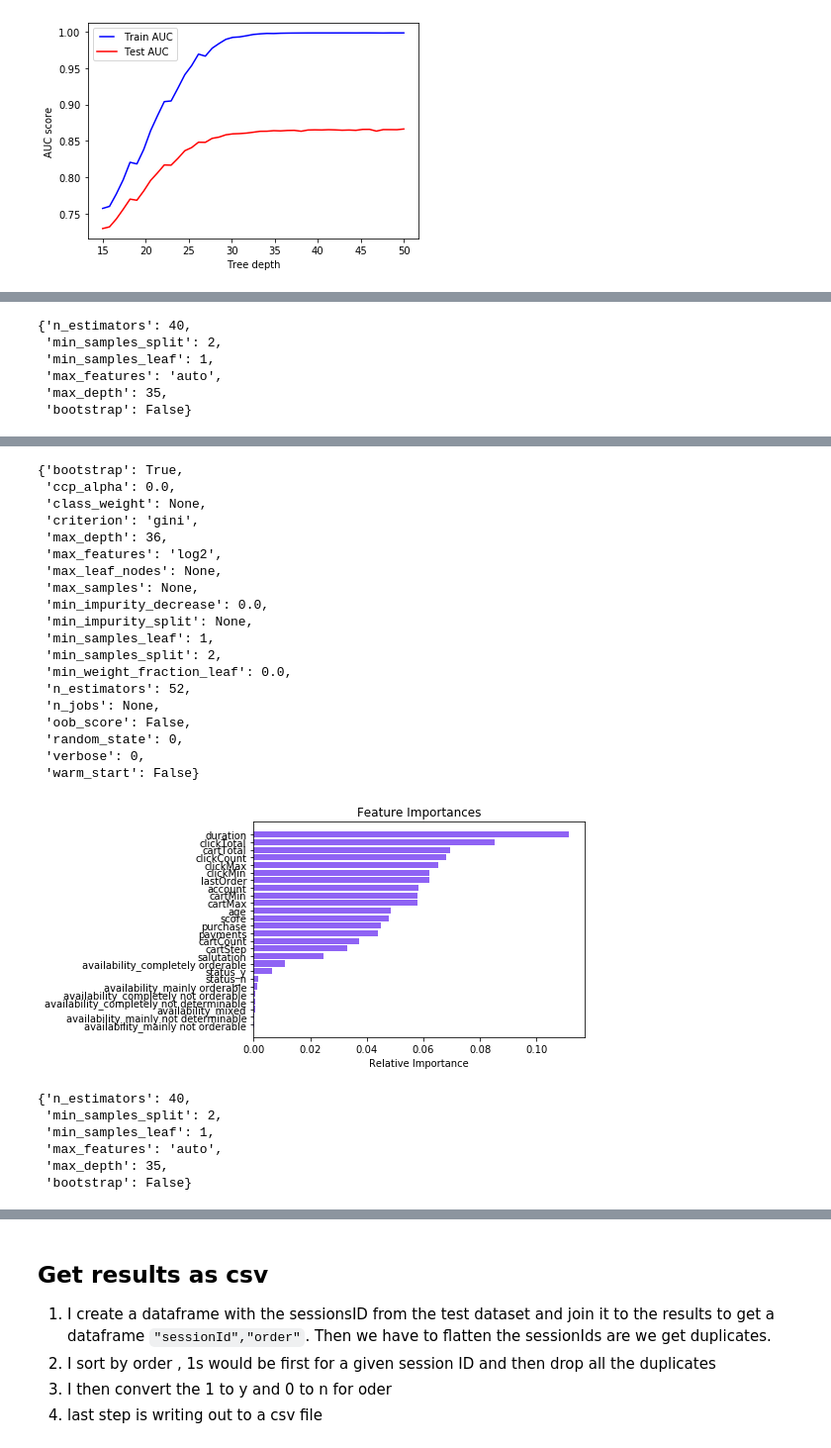
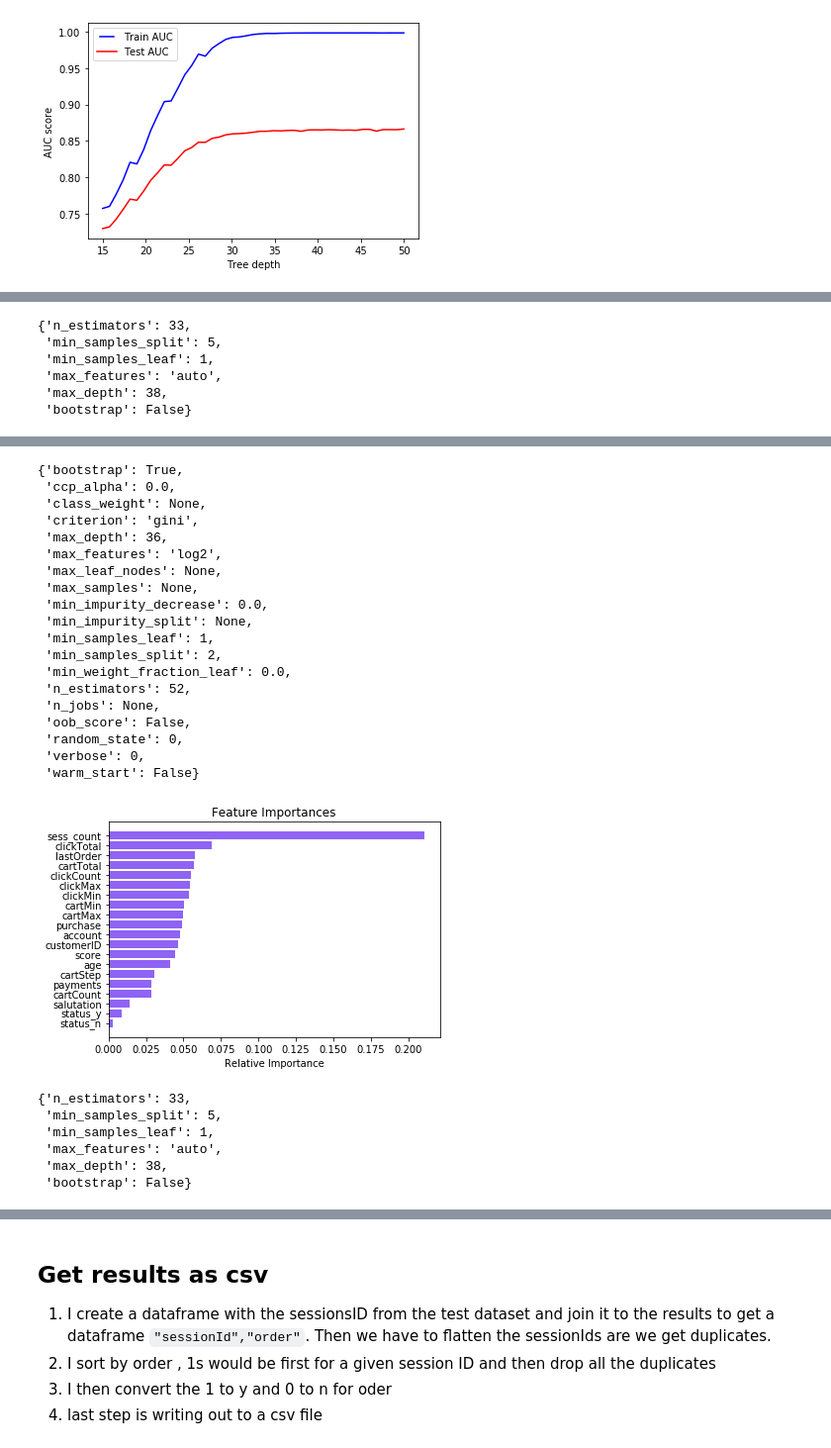
Before and after one commit to BrainMonkey/ml-contest1, a Jupyter notebook: python/jhiciano.ipynb, the cells around one changed output, grey strips where cells are left out. Shown at 99% size. Saved outputs shown, nothing was run; the diff lists cells and outputs as text; code cells hidden in the pictures.

```diff
--- a/python/jhiciano.ipynb
+++ b/python/jhiciano.ipynb
@@ -188,7 +188,7 @@ Source for Parameter running randomforest:
 https://medium.com/all-things-ai/in-depth-parameter-tuning-for-random-forest-d67bb7e920d
 # %%
 from sklearn.metrics import roc_curve, auc
-n_estimators = [1, 2, 4, 8, 16, 16,24,26, 32,48, 1000]
+n_estimators = [1, 2, 4, 8, 16, 16,24,26, 32,48]
 train_results = []
 test_results = []
 for estimator in n_estimators:
@@ -245,12 +245,12 @@ n_estimators = [int(x) for x in np.linspace(start = 20, stop = 50, num = 30)]
 # Number of features to consider at every split
 max_features = ['auto', 'sqrt', 'log2']
 # Maximum number of levels in tree
-max_depth = [int(x) for x in np.linspace(20, 40, num = 20)]
+max_depth = [int(x) for x in np.linspace(10, 50, num = 40)]
 max_depth.append(None)
 # Minimum number of samples required to split a node
-min_samples_split = [2, 5, 10,15]
+min_samples_split = [2, 5, 10, 15]
 # Minimum number of samples required at each leaf node
-min_samples_leaf = [1, 2, 4,6,8]
+min_samples_leaf = [1, 2, 4, 6, 8]
 # Method of selecting samples for training each tree
 bootstrap = [True, False]
 # Create the random grid
@@ -260,4 +260,3 @@ random_grid = {'n_estimators': n_estimators,
                'min_samples_split': min_samples_split,
                'min_samples_leaf': min_samples_leaf,
                'bootstrap': bootstrap}
-pprint(random_grid)
@@ -314,11 +295,11 @@ RandomizedSearchCV(cv=5, error_score=nan,
 # %%
 rc_random.best_params_
 # %% [output]
-{'n_estimators': 40,
- 'min_samples_split': 2,
+{'n_estimators': 33,
+ 'min_samples_split': 5,
  'min_samples_leaf': 1,
  'max_features': 'auto',
- 'max_depth': 35,
+ 'max_depth': 38,
  'bootstrap': False}
 # %%
 X_train.describe()
@@ -334,42 +315,42 @@ X_train.describe()
 | max | 23.000000 | 7.000000 | 21553.323000 | 200.000000 | 2199.990000 | 6999.990000 | 76239.340000 | 108.000000 | 6999.990000 | 6999.990000 | ... |
 # %%
 features = X_train.columns.values
-importances = clf.feature_importances_
+importances = clf2.feature_importances_
 indices = np.argsort(importances)
 pprint(clf.get_params())
 plt.title('Feature Importances')
 plt.barh(range(len(indices)), importances[indices], color='#8f63f4', align='center')
 plt.yticks(range(len(indices)), features[indices])
 plt.xlabel('Relative Importance')
 plt.show()
 # %% [output]
 {'bootstrap': True,
  'ccp_alpha': 0.0,
  'class_weight': None,
  'criterion': 'gini',
  'max_depth': 36,
  'max_features': 'log2',
  'max_leaf_nodes': None,
  'max_samples': None,
  'min_impurity_decrease': 0.0,
  'min_impurity_split': None,
  'min_samples_leaf': 1,
  'min_samples_split': 2,
  'min_weight_fraction_leaf': 0.0,
  'n_estimators': 52,
  'n_jobs': None,
  'oob_score': False,
  'random_state': 0,
  'verbose': 0,
  'warm_start': False}
-[figure, old version]
+[figure, new version]
 # %%
 rc_random.best_params_
 # %% [output]
-{'n_estimators': 40,
- 'min_samples_split': 2,
+{'n_estimators': 33,
+ 'min_samples_split': 5,
  'min_samples_leaf': 1,
  'max_features': 'auto',
- 'max_depth': 35,
+ 'max_depth': 38,
  'bootstrap': False}
 # %%
```
Also changed, not shown: parts of 8 cells of this notebook, 1 other file.
